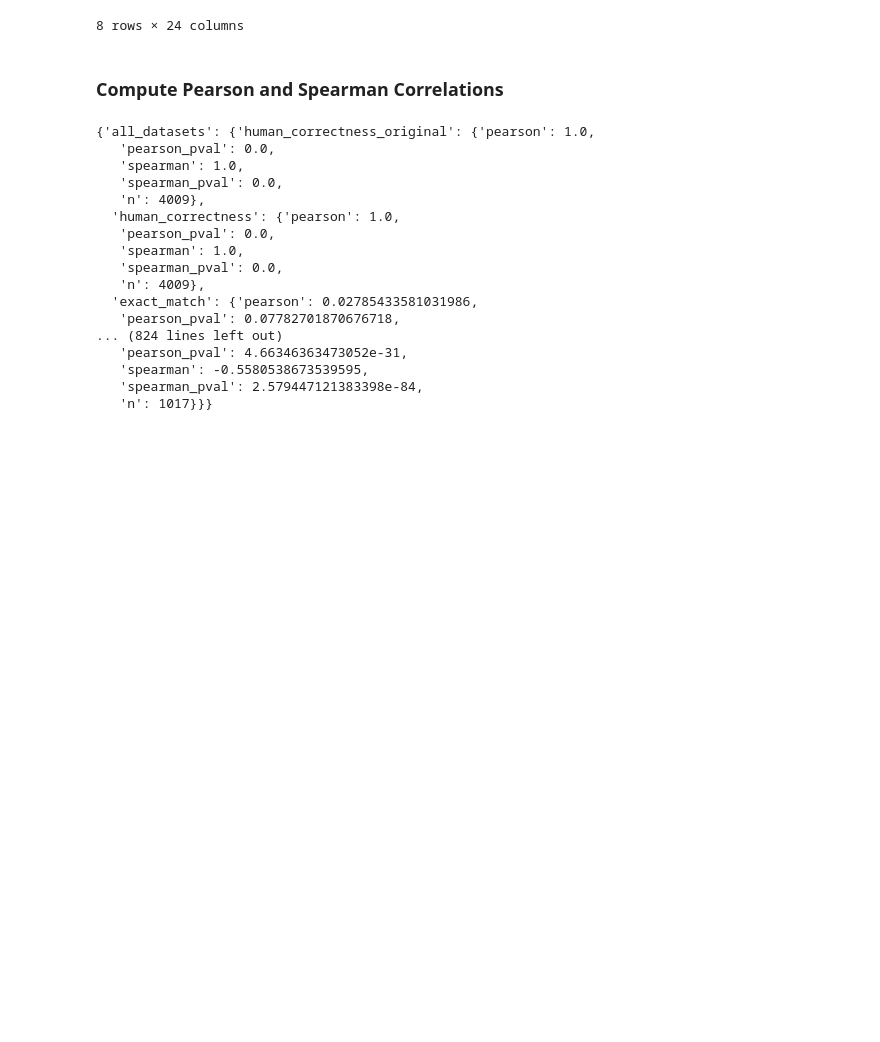
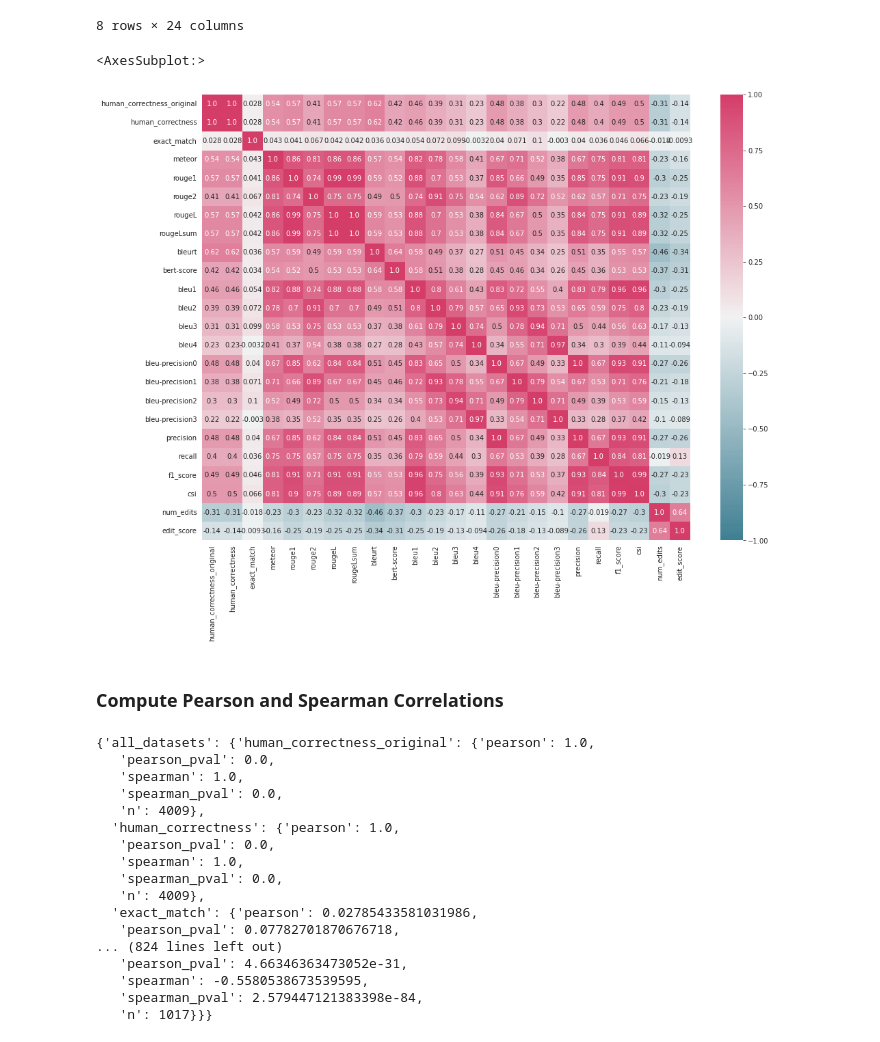
Before and after one commit to pdasigi/eqqa, a Jupyter notebook: scripts/compute_correlations_mocha.ipynb, the cells around one changed output. Drawn from its saved outputs; the diff is of its cells as text; code cells hidden in the pictures; blank space fills up the shorter version.

```diff
--- a/scripts/compute_correlations_mocha.ipynb
+++ b/scripts/compute_correlations_mocha.ipynb
@@ -36,6 +36,12 @@ Data file contains data for: ['cosmosqa' 'drop' 'mcscript' 'narrativeqa' 'quoref
 | 75% | 3.666667 | 0.666667 | 0.000000 | 0.387427 | 0.500000 | 0.111111 | 0.500000 | 0.500000 | ... |
 | max | 5.000000 | 1.000000 | 100.000000 | 0.999624 | 1.000000 | 1.000000 | 1.000000 | 1.000000 | ... |
 8 rows × 24 columns
+# %%
+plt.figure(figsize=(16,12))
+sns.heatmap(dev_df.corr(), vmin=-1, vmax=1, cmap=DIV_CMAP, annot=True, fmt=".2")
+# %% [output]
+<AxesSubplot:>
+[figure, added]
 # %% [markdown]
 ### Compute Pearson and Spearman Correlations
 # %%
```
Also changed, not shown: parts of 6 cells of this notebook, 1 other file.
